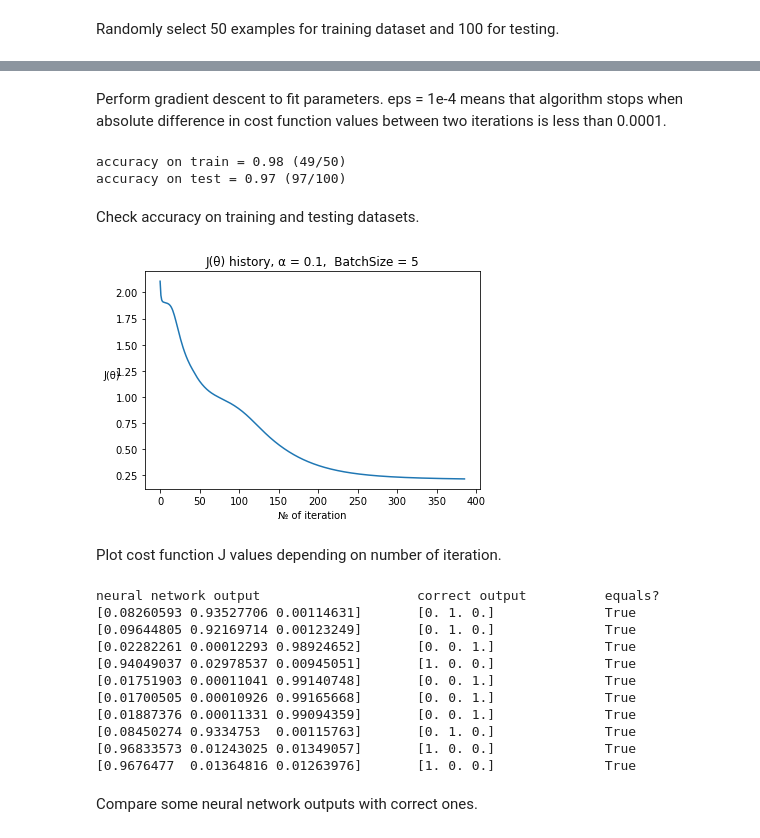
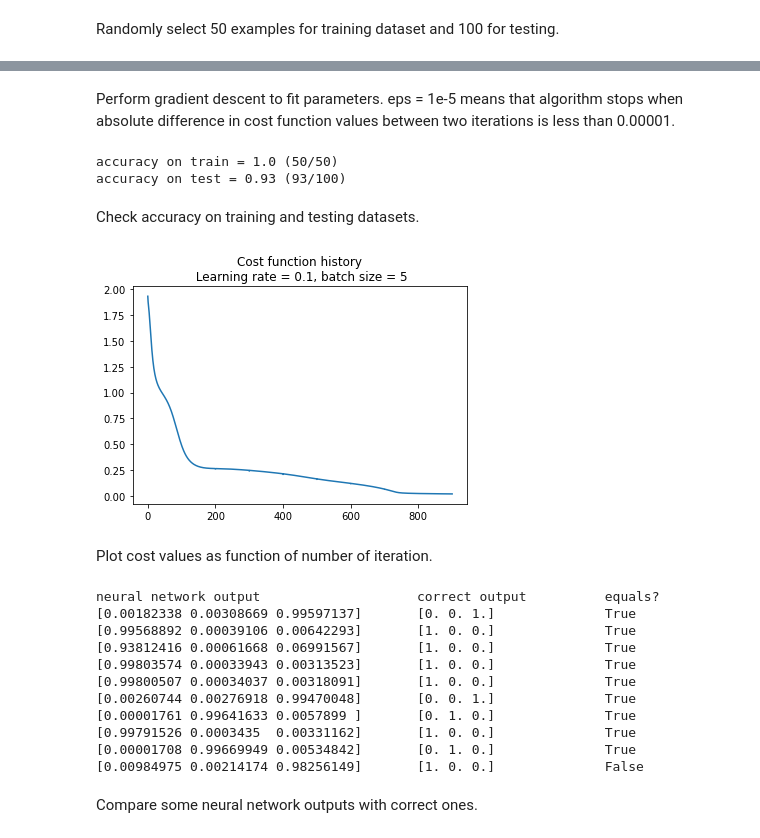
Before and after one commit to Yalikesifulei/machine_learning, a Jupyter notebook: iris_example_SGD.ipynb, the cells around one changed output, grey strips where cells are left out. Cells and saved outputs as stored; diff of their text form; code cells hidden in the pictures.

```diff
--- a/iris_example_SGD.ipynb
+++ b/iris_example_SGD.ipynb
@@ -48,7 +48,7 @@ array([[0., 0., 1.],
 # %% [markdown]
 First 10 examples. 1 in 3rd position in y corresponds to 3rd class, same with 1st and 2nd.
 # %%
-n = NeuralNetwork.Network((number_of_inputs, 5, number_of_outputs))
+net = NeuralNetwork.Network((number_of_inputs, 5, number_of_outputs))
 # %% [markdown]
 Initialize neural network with 4 neurons in input layer, 5 in hidden layer and 3 in output layer. Also, there one hidden neuron in input and hidden layers. All weights are initialized randomly.
 # %%
@@ -89,0 +63,2 @@ iteration 386    J = 0.2160502315172751
+# %%
+parameters = {'LearningRate' : 0.1, 'BatchSize' : 5, 'Tolerance' : 1e-5, 'MaxIter' : 2000, 'PrintStep' : 100}
@@ -89,0 +67,2 @@ iteration 386    J = 0.2160502315172751
+# %%
+J = net.SGD(X_train, Y_train, **parameters)
@@ -90,48 +81,46 @@ iteration 386    J = 0.2160502315172751
 # %% [markdown]
-Perform gradient descent to fit parameters. eps = 1e-4 means that algorithm stops when absolute difference in cost function values between two iterations is less than 0.0001.
+Perform gradient descent to fit parameters. eps = 1e-5 means that algorithm stops when absolute difference in cost function values between two iterations is less than 0.00001.
 # %%
 accuracy_train = 0
 for k in range(len(Y_train)):
-    accuracy_train += np.argmax(n.h(X_train[k])) == np.argmax(Y_train[k])
+    accuracy_train += np.argmax(net.predict(X_train[k])) == np.argmax(Y_train[k])
 print(f"\naccuracy on train = {accuracy_train/len(Y_train)} ({accuracy_train}/{len(Y_train)})")
 
 accuracy_test = 0
 for k in range(len(Y_test)):
     #print(n.h(X_test[k]), np.argmax(n.h(X_test[k])) == np.argmax(Y_test[k]))
-    accuracy_test += np.argmax(n.h(X_test[k])) == np.argmax(Y_test[k])
+    accuracy_test += np.argmax(net.predict(X_test[k])) == np.argmax(Y_test[k])
 print(f"accuracy on test = {accuracy_test/len(Y_test)} ({accuracy_test}/{len(Y_test)})")
 # %% [output]
-accuracy on train = 0.98 (49/50)
-accuracy on test = 0.97 (97/100)
+accuracy on train = 1.0 (50/50)
+accuracy on test = 0.93 (93/100)
 # %% [markdown]
 Check accuracy on training and testing datasets.
-# %%
-plt.plot(J)
-plt.title(f'J(θ) history, α = {alpha},  BatchSize = {BatchSize}')
-plt.xlabel('№ of iteration')
-plt.ylabel('J(θ)', rotation = 0)
-plt.show()
-# %% [output]
-[figure, removed]
+# %%
+plt.plot(J)
+plt.title(f"Cost function history\n Learning rate = {parameters['LearningRate']}, batch size = {parameters['BatchSize']}")
+plt.show()
+# %% [output]
+[figure, added]
 # %% [markdown]
-Plot cost function J values depending on number of iteration.
+Plot cost values as function of number of iteration.
 # %%
 demo_index = np.random.choice(X_size, 10, replace = False)
 np.set_printoptions(suppress=True)
 print("neural network output \t\t\t correct output \t equals?")
 for i in demo_index:
-    print(f"{n.h(X[i])} \t {Y[i]} \t\t {np.argmax(n.h(X[i])) == np.argmax(Y[i])}")
+    print(f"{net.predict(X[i])} \t {Y[i]} \t\t {np.argmax(net.predict(X[i])) == np.argmax(Y[i])}")
 # %% [output]
 neural network output                    correct output          equals?
-[0.08260593 0.93527706 0.00114631]       [0. 1. 0.]              True
-[0.09644805 0.92169714 0.00123249]       [0. 1. 0.]              True
-[0.02282261 0.00012293 0.98924652]       [0. 0. 1.]              True
-[0.94049037 0.02978537 0.00945051]       [1. 0. 0.]              True
-[0.01751903 0.00011041 0.99140748]       [0. 0. 1.]              True
-[0.01700505 0.00010926 0.99165668]       [0. 0. 1.]              True
-[0.01887376 0.00011331 0.99094359]       [0. 0. 1.]              True
-[0.08450274 0.9334753  0.00115763]       [0. 1. 0.]              True
-[0.96833573 0.01243025 0.01349057]       [1. 0. 0.]              True
-[0.9676477  0.01364816 0.01263976]       [1. 0. 0.]              True
+[0.00182338 0.00308669 0.99597137]       [0. 0. 1.]              True
+[0.99568892 0.00039106 0.00642293]       [1. 0. 0.]              True
+[0.93812416 0.00061668 0.06991567]       [1. 0. 0.]              True
+[0.99803574 0.00033943 0.00313523]       [1. 0. 0.]              True
+[0.99800507 0.00034037 0.00318091]       [1. 0. 0.]              True
+[0.00260744 0.00276918 0.99470048]       [0. 0. 1.]              True
+[0.00001761 0.99641633 0.0057899 ]       [0. 1. 0.]              True
+[0.99791526 0.0003435  0.00331162]       [1. 0. 0.]              True
+[0.00001708 0.99669949 0.00534842]       [0. 1. 0.]              True
+[0.00984975 0.00214174 0.98256149]       [1. 0. 0.]              False
 # %% [markdown]
 Compare some neural network outputs with correct ones.
```
Also changed, not shown: parts of 6 cells of this notebook, 1 other file.
